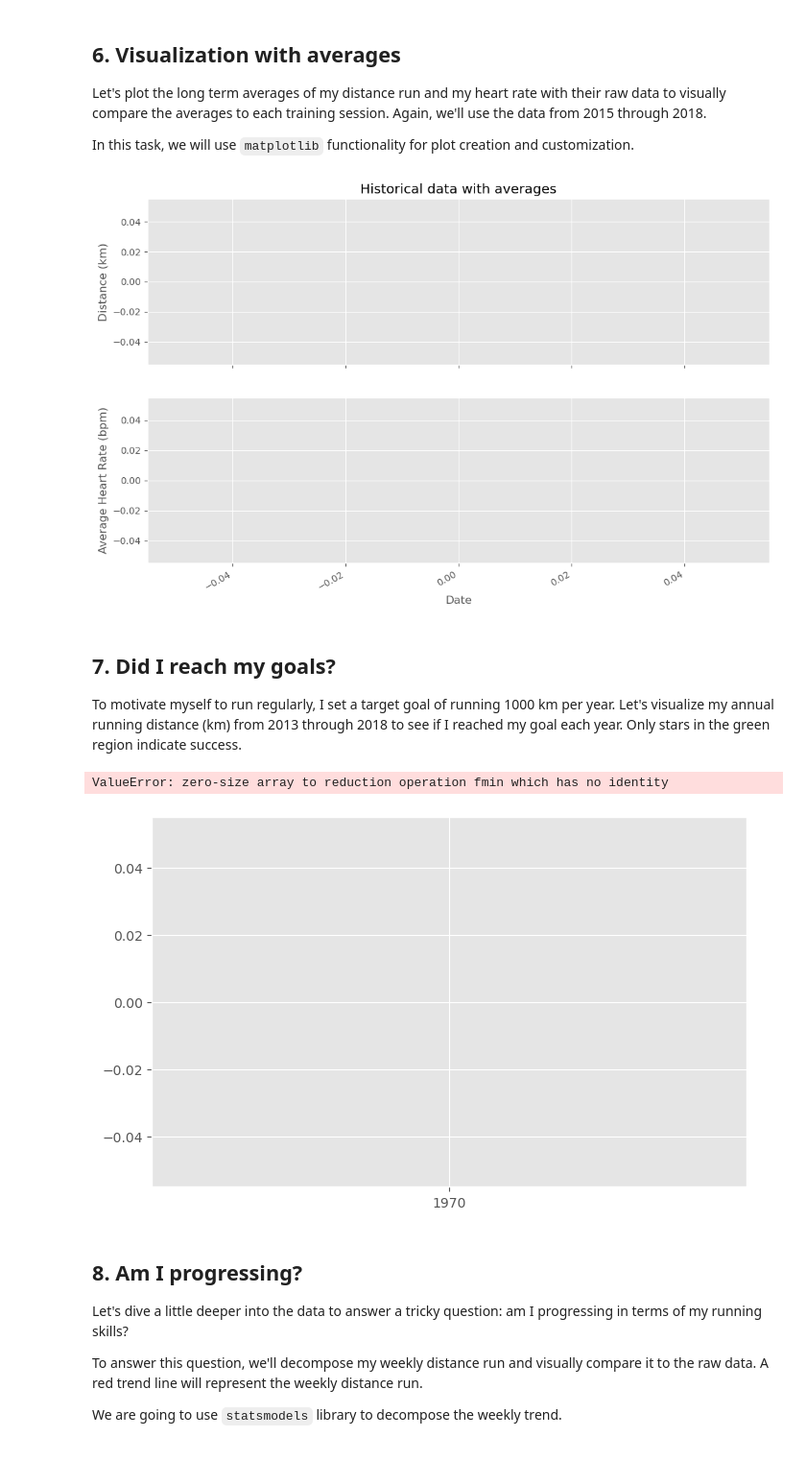
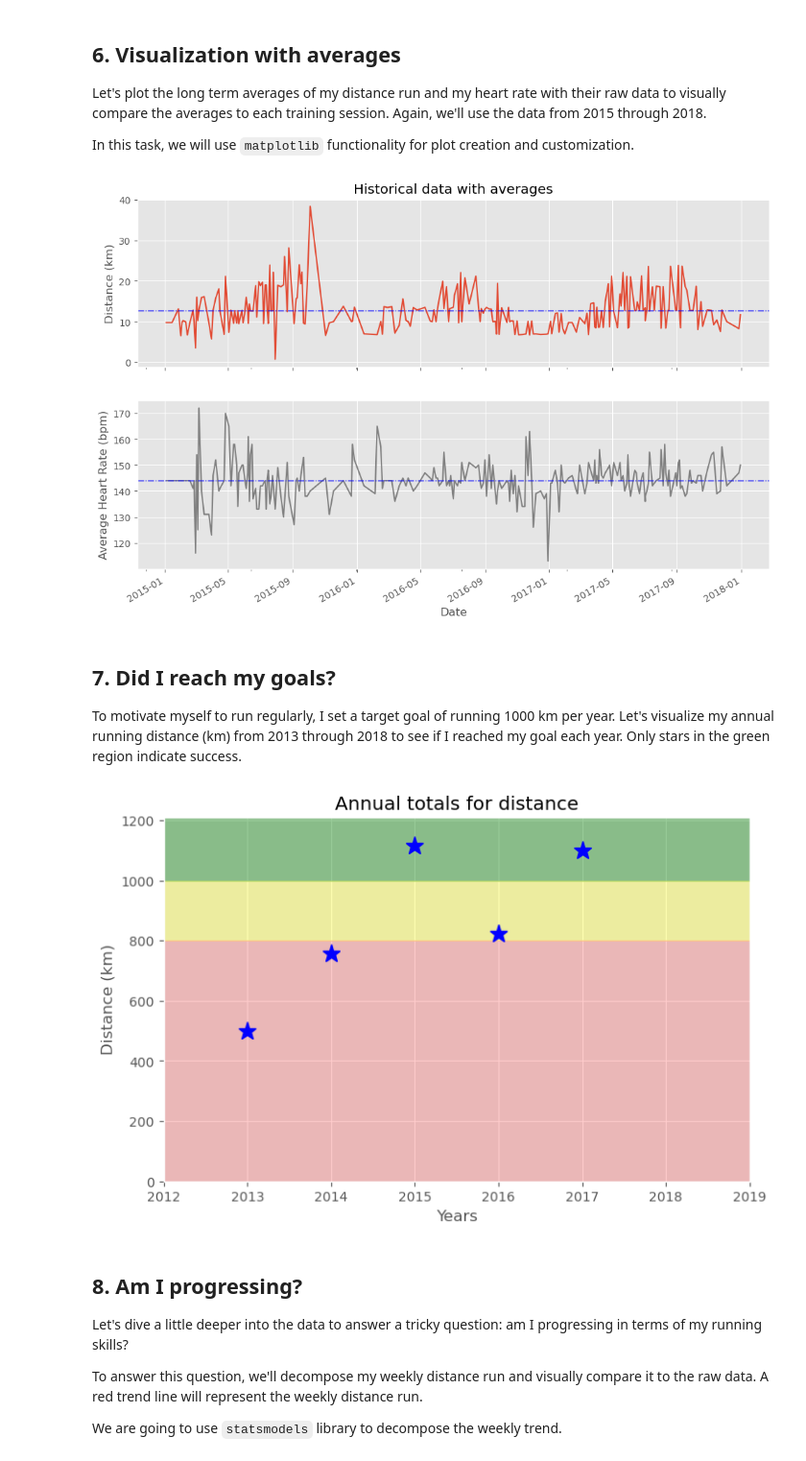
Before and after one commit to Oumaima-Esghir/Analyze-Your-Runkeeper-Fitness-Data, a Jupyter notebook: notebook.ipynb, the cells around one changed output. Shown at 96% size. Drawn from its saved outputs; the diff is of its cells as text; code cells hidden in the pictures.

```diff
--- a/notebook.ipynb
+++ b/notebook.ipynb
@@ -192,7 +200,7 @@ How many trainings per week I had on average: nan
 <p>In this task, we will use <code>matplotlib</code> functionality for plot creation and customization.</p>
 # %%
 # Prepare data
-runs_subset_2015_2018 = df_run['2018':'2015']
+runs_subset_2015_2018 =  df_run[(df_run.index <= '2018') & (df_run.index>='2015')]
 runs_distance = runs_subset_2015_2018['Distance (km)']
 runs_hr = runs_subset_2015_2018['Average Heart Rate (bpm)']
 
@@ -215,36 +223,35 @@ ax2.axhline(runs_hr.mean(), color='blue', linewidth=1, linestyle='-.')
 # Show plot
 plt.show()
 # %% [output]
-[figure, old version]
+[figure, new version]
 # %% [markdown]
 ## 7. Did I reach my goals?
 <p>To motivate myself to run regularly, I set a target goal of running 1000 km per year. Let's visualize my annual running distance (km) from 2013 through 2018 to see if I reached my goal each year. Only stars in the green region indicate success.</p>
 # %%
 # Prepare data
-df_run_dist_annual = df_run['2018':'2013']['Distance (km)'].resample('A').sum()
+df_run_dist_annual =  df_run[(df_run.index <= '2018') & (df_run.index>='2013')]['Distance (km)'].resample('A').sum()
 
 # Create plot
 fig = plt.figure(figsize=(8, 5))
 
 # Plot and customize
 ax = df_run_dist_annual.plot(marker='*', markersize=14, linewidth=0, color='blue')
 ax.set(ylim=[0, 1210],
        xlim=['2012','2019'],
        ylabel='Distance (km)',
        xlabel='Years',
        title='Annual totals for distance')
 
 ax.axhspan(1000, 1210, color='green', alpha=0.4)
 ax.axhspan(800, 1000, color='yellow', alpha=0.3)
 # ... YOUR CODE FOR TASK 7 ...
 ax.axhspan(0, 800, color = 'red', alpha=0.2)
 
 # Show plot
 # ... YOUR CODE FOR TASK 7 ...
 plt.show()
 # %% [output]
-ValueError: zero-size array to reduction operation fmin which has no identity
-[figure, old version]
+[figure, new version]
 # %% [markdown]
 ## 8. Am I progressing?
 <p>Let's dive a little deeper into the data to answer a tricky question: am I progressing in terms of my running skills? </p>
```
Also changed, not shown: parts of 6 cells of this notebook, 1 other file.
